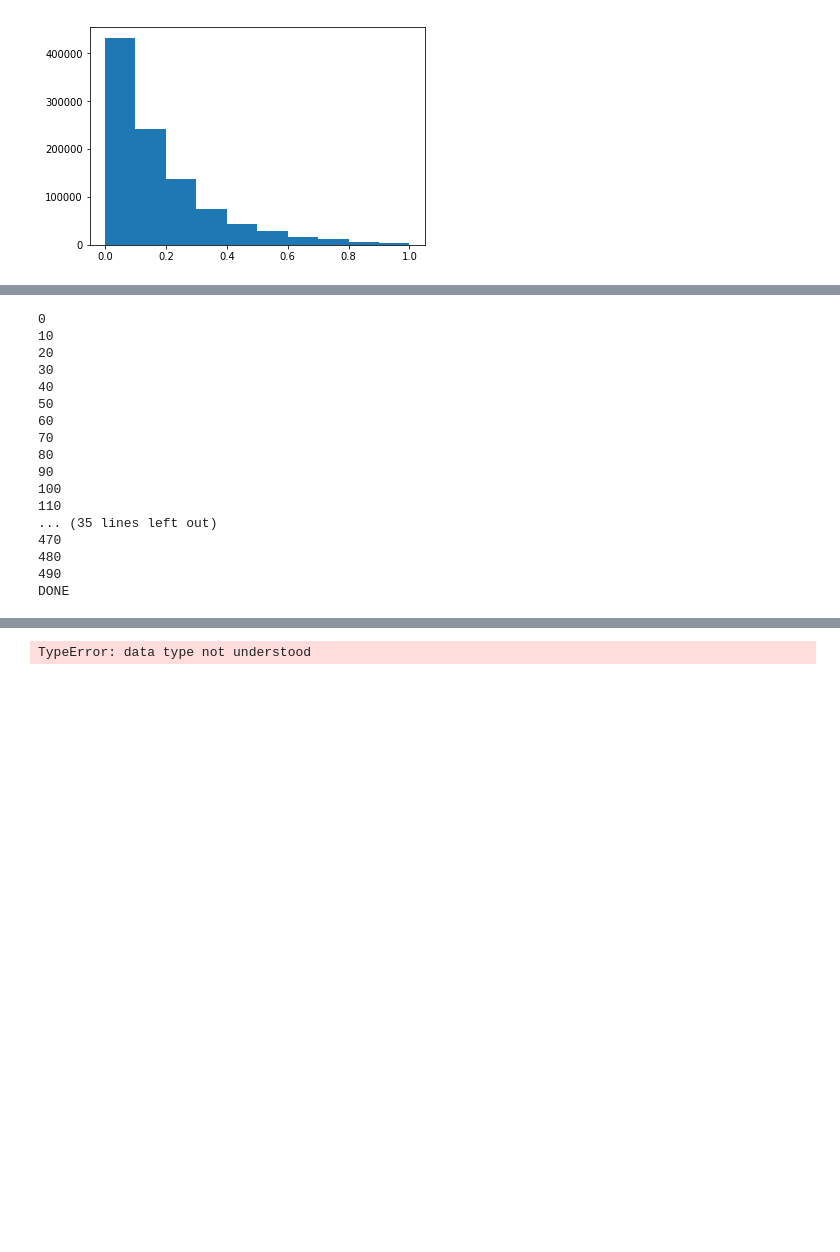
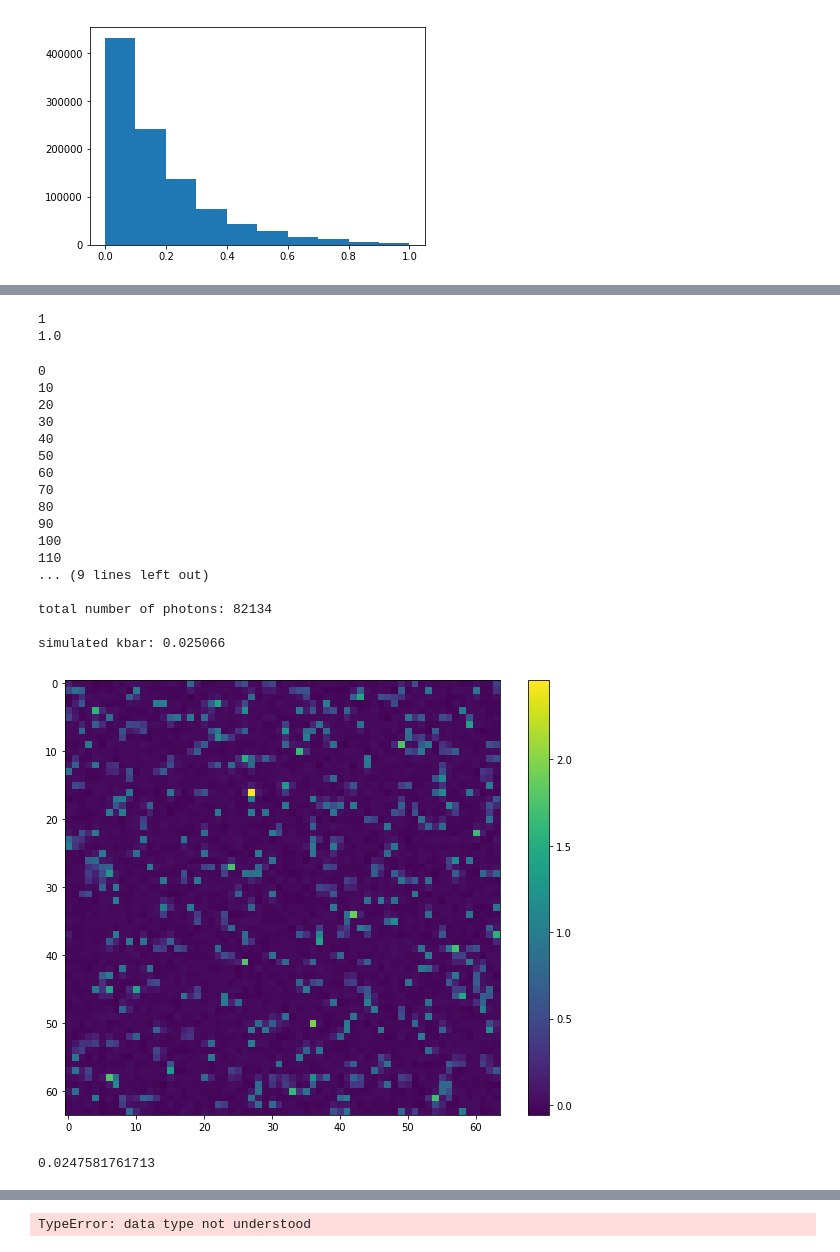
Before and after one commit to 98montanajordi/X-Ray-Speckle-visibitily-spectroscopy, a Jupyter notebook: Speckle_DZ.ipynb, the cells around one changed output, grey strips where cells are left out. Saved outputs shown, nothing was run; the diff lists cells and outputs as text; code cells hidden in the pictures; blank space fills up the shorter version.

```diff
--- a/Speckle_DZ.ipynb
+++ b/Speckle_DZ.ipynb
@@ -246,21 +265,34 @@ def makeFlatPoission(kbar, gridSize=[1024,1024], detectorSize =[128,128], charge
     patternDD = digitizeCharge(patternD)
     return AddReadoutNoise(patternDD, readoutNoise)
+# %%
+a = np.random.poisson(np.ones([4,4])*0.2)
+b = ApplyChargeCloud(a, 1, 1)
+print(sum(a.flatten()))
+print(sum(b.flatten())*3.6)
+# %% [output]
+1
+1.0
 # %%
 binWidth = 10;
 bins = np.arange(-100, 1000.1, binWidth)
 histFinal = np.zeros(np.shape(bins)[0]-1)
-ccs=3
-rn=5
+nPhoton = 0
+kbar = 0.1
+ccs=0.4
+rn=3
 
-N = 500
+N = 200
 for i in range(N):
     if np.mod(i,10) == 0:
         print i
-    #speckle = makeWeakSpeckle(0.03, chargeCloudSize=ccs, readoutNoise=rn)
-    speckle = makeFlatPoission(0.03, chargeCloudSize=ccs, readoutNoise=rn)
+    #speckle = makeWeakSpeckle(kbar, chargeCloudSize=ccs, readoutNoise=rn)
+    speckle = makeFlatPoisson(kbar, chargeCloudSize=ccs, readoutNoise=rn, detectorSize=[64,64])
+    nPhoton += (sum(speckle.flatten())/9500*3.6*15);
     histHere = np.histogram(speckle.flatten(), bins)
     histFinal +=histHere[0]
 print('DONE\n');
+print('total number of photons: %d\n' % nPhoton)
+print('simulated kbar: %.6f\n' % (nPhoton/128/128/N))
 # %% [output]
 0
 10
@@ -274,10 +306,19 @@ print('DONE\n');
 90
 100
 110
-... (35 lines left out)
-470
-480
-490
-DONE
+... (9 lines left out)
+
+total number of photons: 82134
+
+simulated kbar: 0.025066
+# %%
+plt.figure(figsize=[10,8]);plt.clf();
+plt.imshow(speckle/9500*3.6*15)
+plt.colorbar()
+plt.show()
+print(sum(speckle.flatten())/9500*3.6*15/128/128)
+# %% [output]
+[figure, added]
+0.0247581761713
 # %%
 # take a look at the histogram
```
Also changed, not shown: parts of 10 cells of this notebook.
